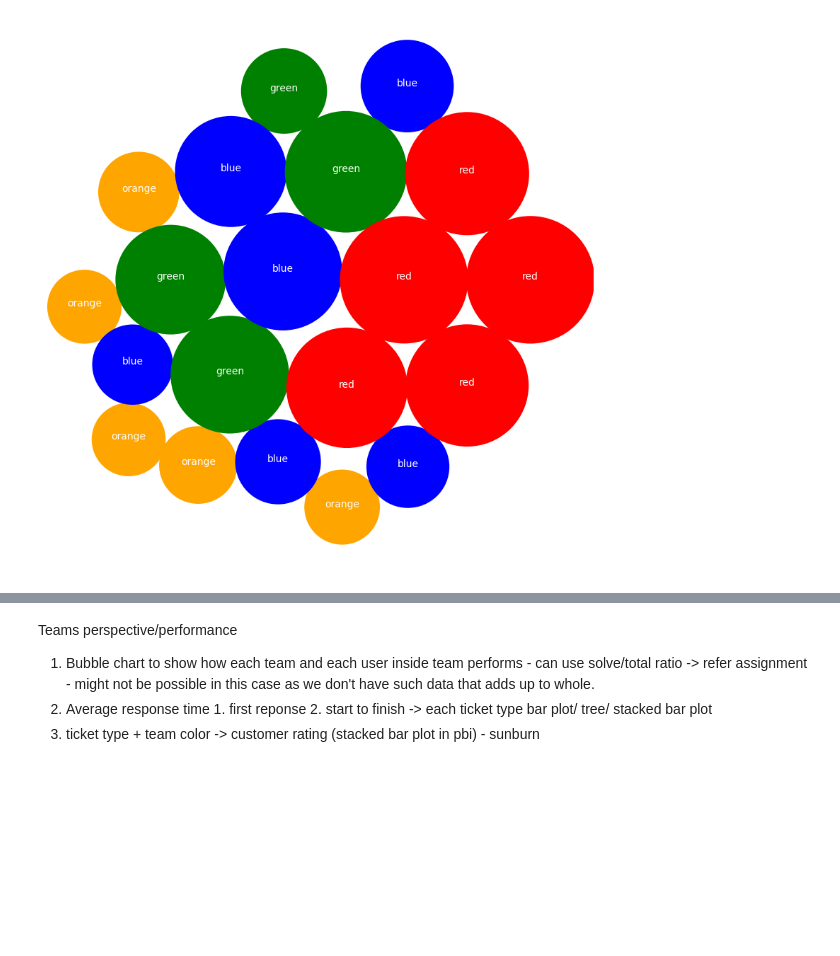
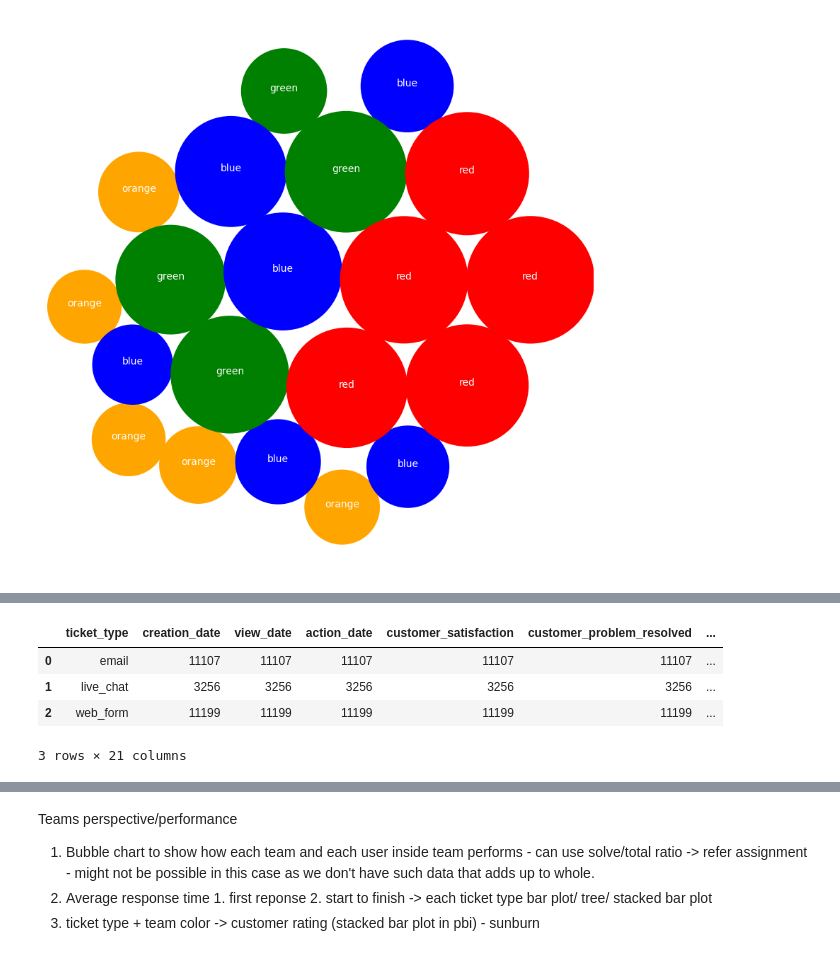
Before and after one commit to hiimani28/DVproject1, a Jupyter notebook: eda.ipynb, the cells around one changed output, grey strips where cells are left out. Drawn from its saved outputs; the diff is of its cells as text; code cells hidden in the pictures; blank space fills up the shorter version.

```diff
--- a/eda.ipynb
+++ b/eda.ipynb
@@ -565,0 +591,9 @@ plt.show()
+# %%
+df_customer_satisfaction_tt = df.groupby(['ticket_type']).count().reset_index()
+df_customer_satisfaction_tt
+# %% [output]
+|  | ticket_type | creation_date | view_date | action_date | customer_satisfaction | customer_problem_resolved | ... |
+| 0 | email | 11107 | 11107 | 11107 | 11107 | 11107 | ... |
+| 1 | live_chat | 3256 | 3256 | 3256 | 3256 | 3256 | ... |
+| 2 | web_form | 11199 | 11199 | 11199 | 11199 | 11199 | ... |
+3 rows × 21 columns
```
Also changed, not shown: parts of 4 cells of this notebook.
